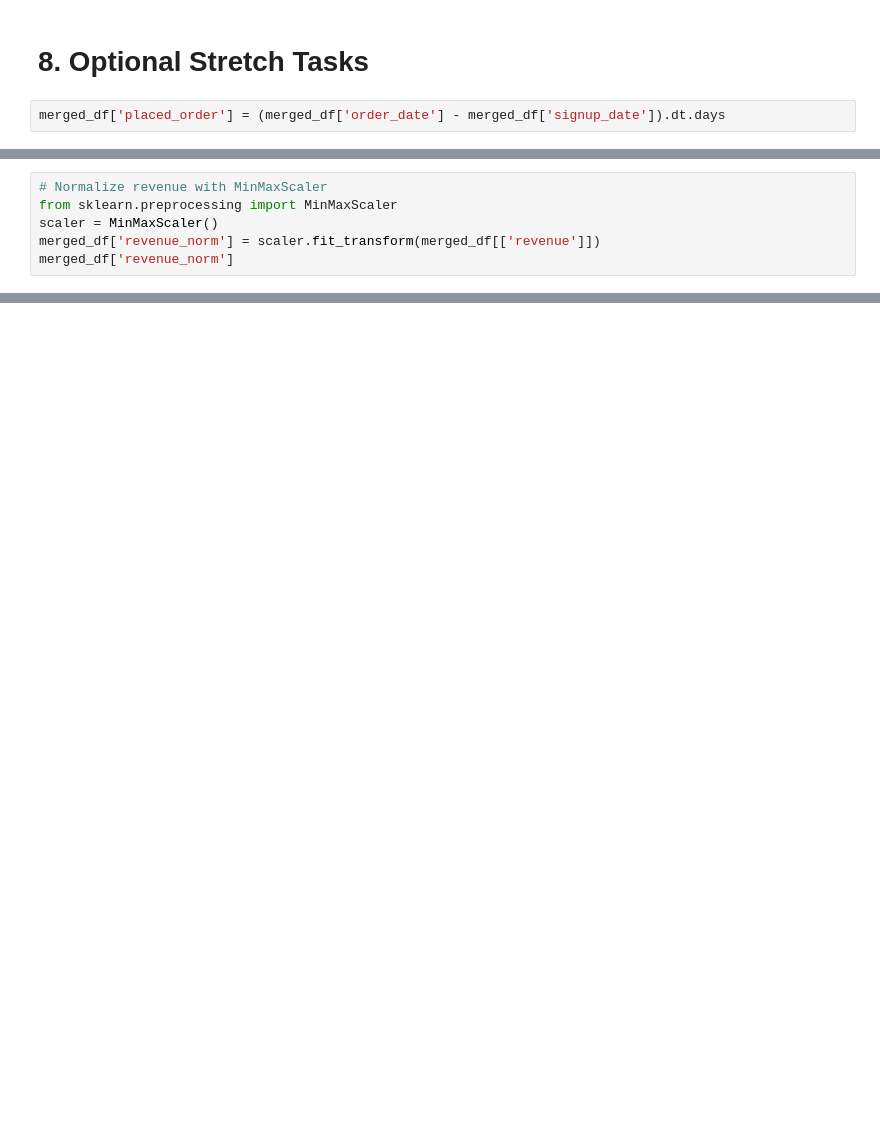
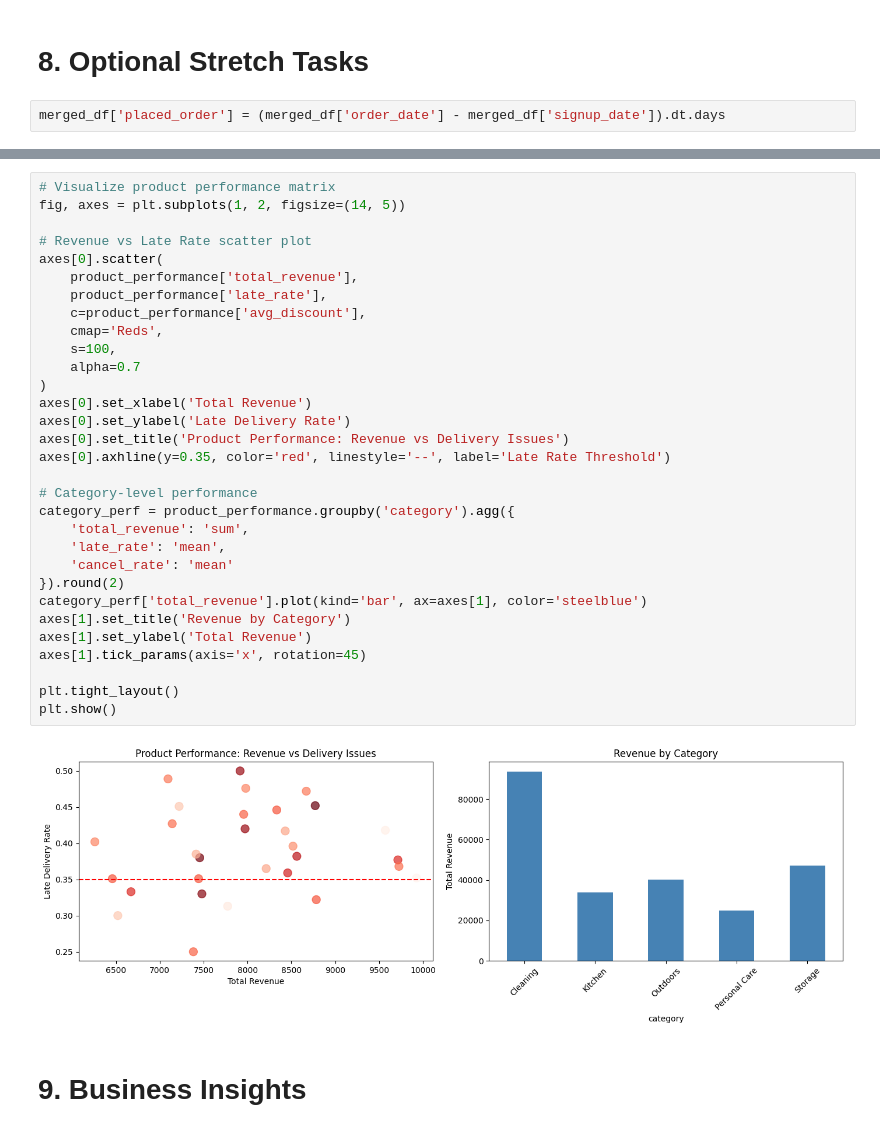
Before and after one commit to jiyoon28/data-science-portfolio, a Jupyter notebook: data-visualization-analytics/sales-customer-behaviour-insights/src/sales-customer-behaviour-insights.ipynb, the cells around one changed output, grey strips where cells are left out. Saved outputs shown, nothing was run; the diff lists cells and outputs as text; blank space fills up the shorter version.

```diff
--- a/data-visualization-analytics/sales-customer-behaviour-insights/src/sales-customer-behaviour-insights.ipynb
+++ b/data-visualization-analytics/sales-customer-behaviour-insights/src/sales-customer-behaviour-insights.ipynb
@@ -608,6 +618,0 @@ q2_customers
-# %%
-# Normalize revenue with MinMaxScaler
-from sklearn.preprocessing import MinMaxScaler
-scaler = MinMaxScaler()
-merged_df['revenue_norm'] = scaler.fit_transform(merged_df[['revenue']])
-merged_df['revenue_norm']
@@ -641,0 +712,35 @@ underperforming
+# %%
+# Visualize product performance matrix
+fig, axes = plt.subplots(1, 2, figsize=(14, 5))
+
+# Revenue vs Late Rate scatter plot
+axes[0].scatter(
+    product_performance['total_revenue'],
+    product_performance['late_rate'],
+    c=product_performance['avg_discount'],
+    cmap='Reds',
+    s=100,
+    alpha=0.7
+)
+axes[0].set_xlabel('Total Revenue')
+axes[0].set_ylabel('Late Delivery Rate')
+axes[0].set_title('Product Performance: Revenue vs Delivery Issues')
+axes[0].axhline(y=0.35, color='red', linestyle='--', label='Late Rate Threshold')
+
+# Category-level performance
+category_perf = product_performance.groupby('category').agg({
+    'total_revenue': 'sum',
+    'late_rate': 'mean',
+    'cancel_rate': 'mean'
+}).round(2)
+category_perf['total_revenue'].plot(kind='bar', ax=axes[1], color='steelblue')
+axes[1].set_title('Revenue by Category')
+axes[1].set_ylabel('Total Revenue')
+axes[1].tick_params(axis='x', rotation=45)
+
+plt.tight_layout()
+plt.show()
+# %% [output]
+[figure, added]
+# %% [markdown]
+# 9. Business Insights
```
Also changed, not shown: parts of 15 cells of this notebook.
